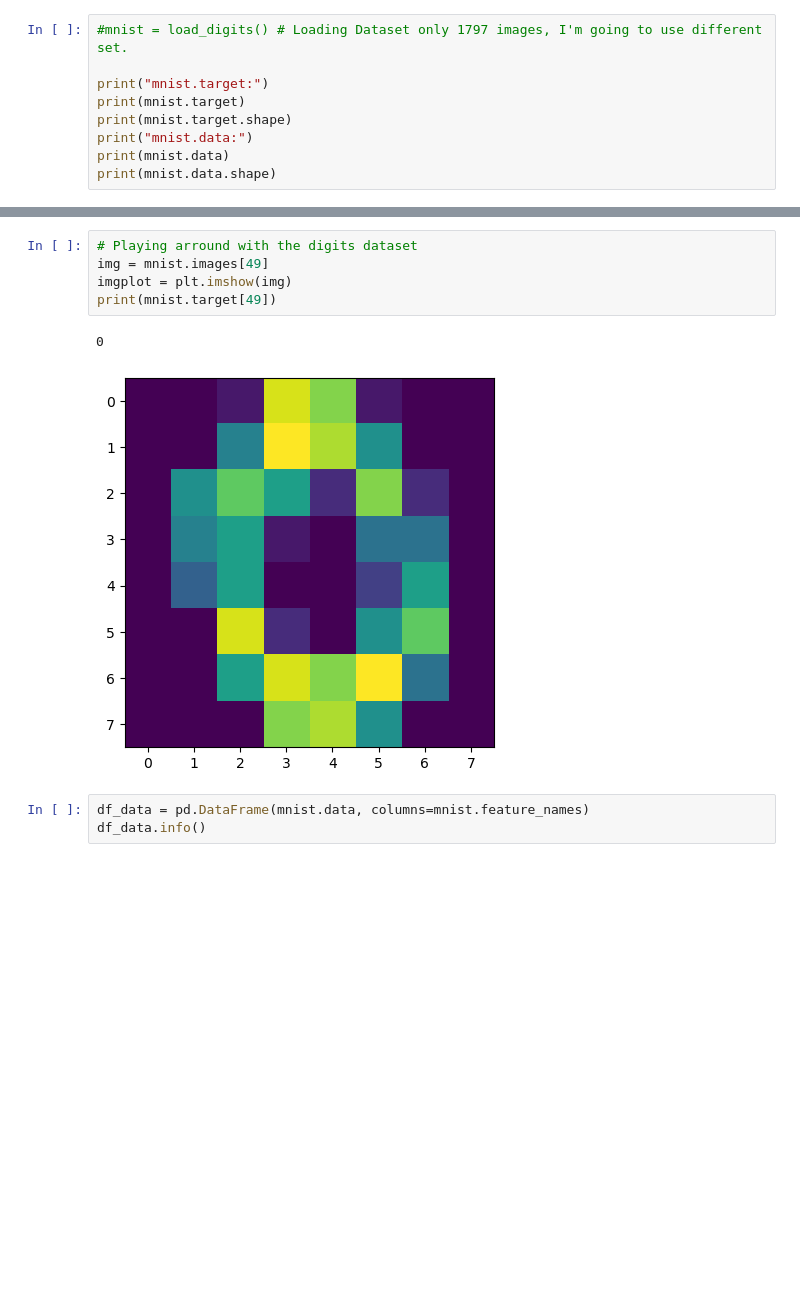
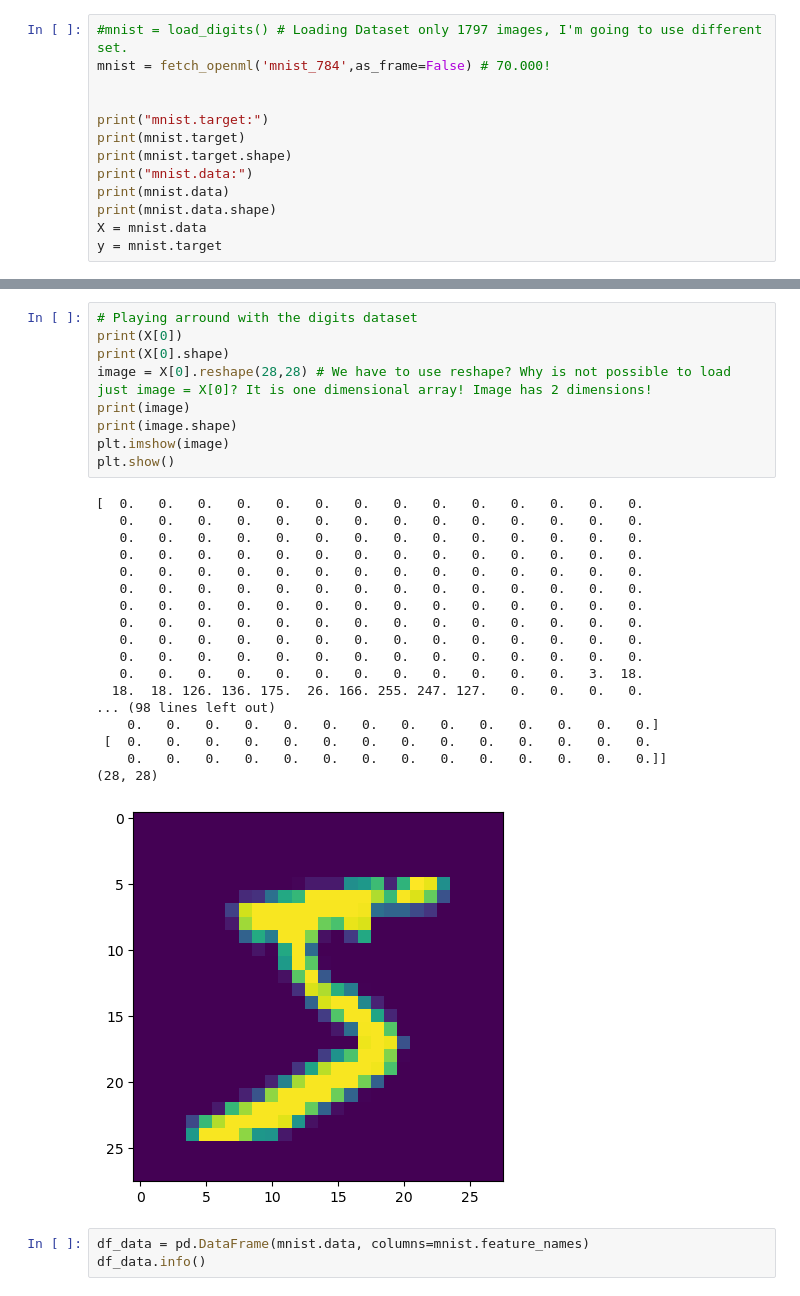
Before and after one commit to mailmezorro/handsOnMachineLearning, a Jupyter notebook: Chapter2_Mnist/mnist.ipynb, the cells around one changed output, grey strips where cells are left out. Saved outputs shown, nothing was run; the diff lists cells and outputs as text; blank space fills up the shorter version.

Commit message:
Loaded correct dataframe with 70k images.

```diff
--- a/Chapter2_Mnist/mnist.ipynb
+++ b/Chapter2_Mnist/mnist.ipynb
@@ -5,6 +5,8 @@ import pandas as pd
 import matplotlib.pyplot as plt
 # %%
 #mnist = load_digits() # Loading Dataset only 1797 images, I'm going to use different set.
+mnist = fetch_openml('mnist_784',as_frame=False) # 70.000!
+
 
 print("mnist.target:")
 print(mnist.target)
@@ -12,5 +14,7 @@ print(mnist.target.shape)
 print("mnist.data:")
 print(mnist.data)
 print(mnist.data.shape)
+X = mnist.data
+y = mnist.target
 # %% [output]
 mnist.target:
@@ -28,11 +32,31 @@ mnist.data:
-# %%
-# Playing arround with the digits dataset
-img = mnist.images[49]
-imgplot = plt.imshow(img)
-print(mnist.target[49])
-# %% [output]
-0
-[figure, removed]
+# %%
+# Playing arround with the digits dataset
+print(X[0])
+print(X[0].shape)
+image = X[0].reshape(28,28) # We have to use reshape? Why is not possible to load just image = X[0]? It is one dimensional array! Image has 2 dimensions!
+print(image)
+print(image.shape)
+plt.imshow(image)
+plt.show()
+# %% [output]
+[  0.   0.   0.   0.   0.   0.   0.   0.   0.   0.   0.   0.   0.   0.
+   0.   0.   0.   0.   0.   0.   0.   0.   0.   0.   0.   0.   0.   0.
+   0.   0.   0.   0.   0.   0.   0.   0.   0.   0.   0.   0.   0.   0.
+   0.   0.   0.   0.   0.   0.   0.   0.   0.   0.   0.   0.   0.   0.
+   0.   0.   0.   0.   0.   0.   0.   0.   0.   0.   0.   0.   0.   0.
+   0.   0.   0.   0.   0.   0.   0.   0.   0.   0.   0.   0.   0.   0.
+   0.   0.   0.   0.   0.   0.   0.   0.   0.   0.   0.   0.   0.   0.
+   0.   0.   0.   0.   0.   0.   0.   0.   0.   0.   0.   0.   0.   0.
+   0.   0.   0.   0.   0.   0.   0.   0.   0.   0.   0.   0.   0.   0.
+   0.   0.   0.   0.   0.   0.   0.   0.   0.   0.   0.   0.   0.   0.
+   0.   0.   0.   0.   0.   0.   0.   0.   0.   0.   0.   0.   3.  18.
+  18.  18. 126. 136. 175.  26. 166. 255. 247. 127.   0.   0.   0.   0.
+... (98 lines left out)
+    0.   0.   0.   0.   0.   0.   0.   0.   0.   0.   0.   0.   0.   0.]
+ [  0.   0.   0.   0.   0.   0.   0.   0.   0.   0.   0.   0.   0.   0.
+    0.   0.   0.   0.   0.   0.   0.   0.   0.   0.   0.   0.   0.   0.]]
+(28, 28)
+[figure, added]
 # %%
 df_data = pd.DataFrame(mnist.data, columns=mnist.feature_names)
 df_data.info()
```
Also changed, not shown: parts of 2 cells of this notebook.
